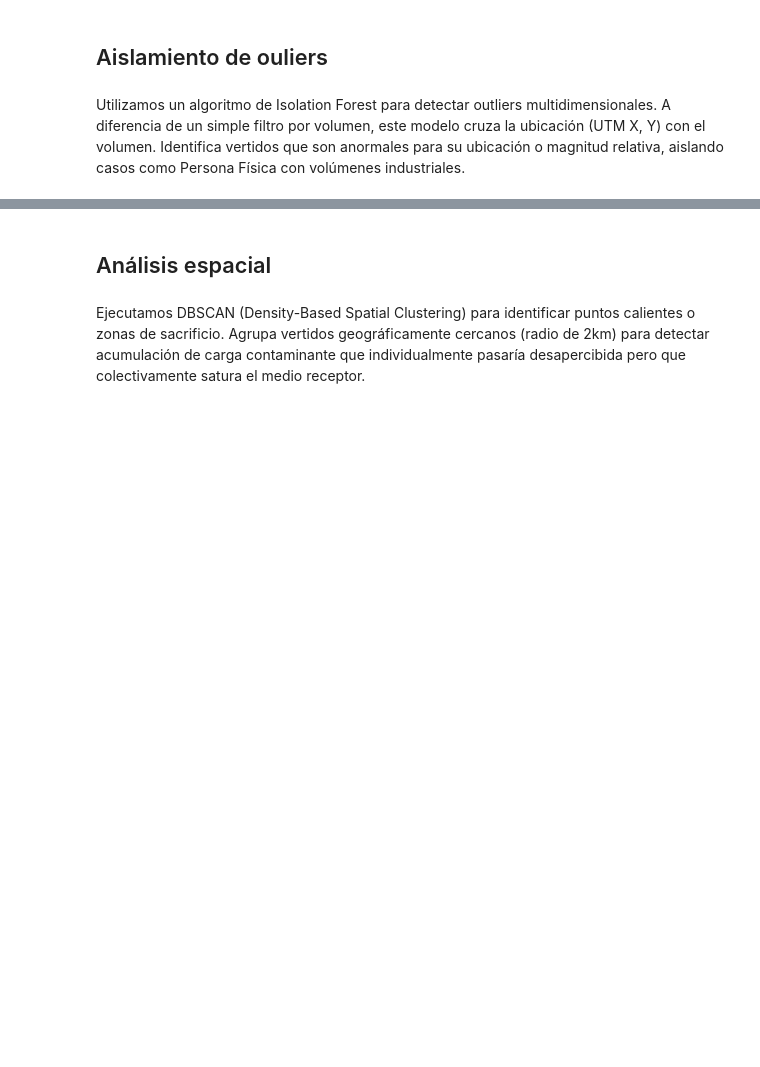
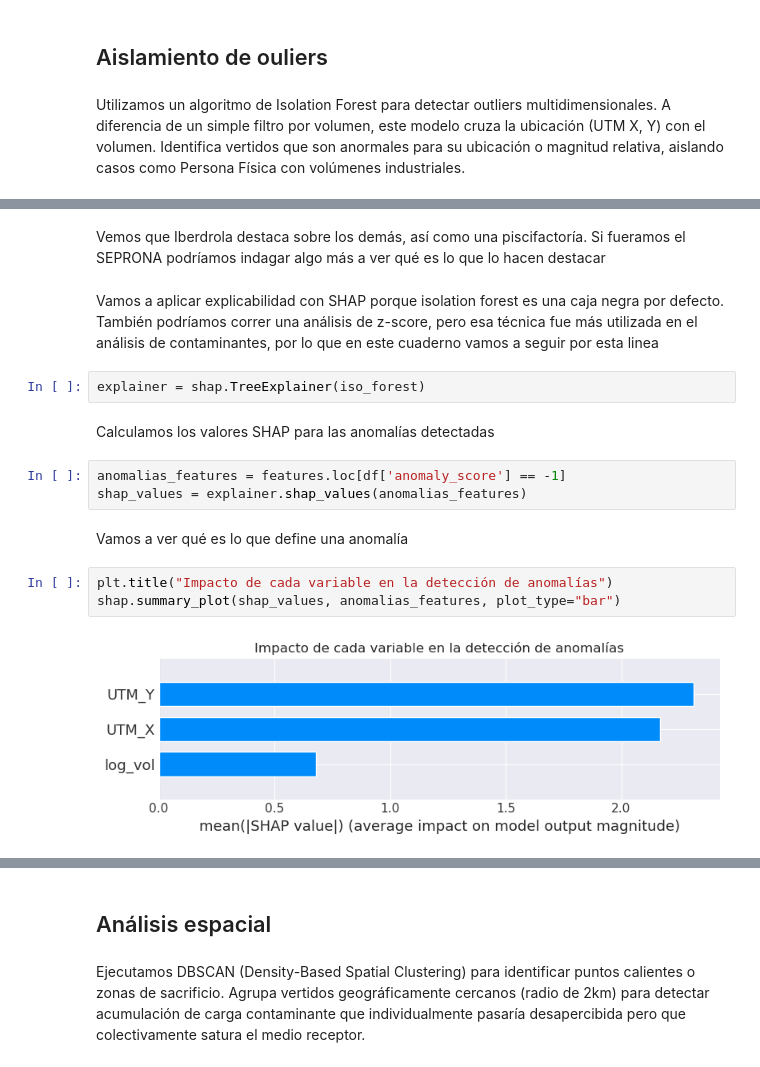
Before and after one commit to theDuoXu/Project-Stalker, a Jupyter notebook: notebooks/Censo de autorizados a verter.ipynb, the cells around one changed output, grey strips where cells are left out. Saved outputs shown, nothing was run; the diff lists cells and outputs as text; blank space fills up the shorter version.

```diff
--- a/notebooks/Censo de autorizados a verter.ipynb
+++ b/notebooks/Censo de autorizados a verter.ipynb
@@ -620,0 +650,18 @@ Antes de juzgar lo anormal, debemos definir rigurosamente lo normal. Utilizando
+# %% [markdown]
+Vemos que Iberdrola destaca sobre los demás, así como una piscifactoría. Si fueramos el SEPRONA podríamos indagar algo más a ver qué es lo que lo hacen destacar
+# %% [markdown]
+Vamos a aplicar explicabilidad con SHAP porque isolation forest es una caja negra por defecto. También podríamos correr una análisis de z-score, pero esa técnica fue más utilizada en el análisis de contaminantes, por lo que en este cuaderno vamos a seguir por esta linea
+# %%
+explainer = shap.TreeExplainer(iso_forest)
+# %% [markdown]
+Calculamos los valores SHAP para las anomalías detectadas
+# %%
+anomalias_features = features.loc[df['anomaly_score'] == -1]
+shap_values = explainer.shap_values(anomalias_features)
+# %% [markdown]
+Vamos a ver qué es lo que define una anomalía
+# %%
+plt.title("Impacto de cada variable en la detección de anomalías")
+shap.summary_plot(shap_values, anomalias_features, plot_type="bar")
+# %% [output]
+[figure, added]
```
Also changed, not shown: parts of 133 cells of this notebook, 1 other file.
